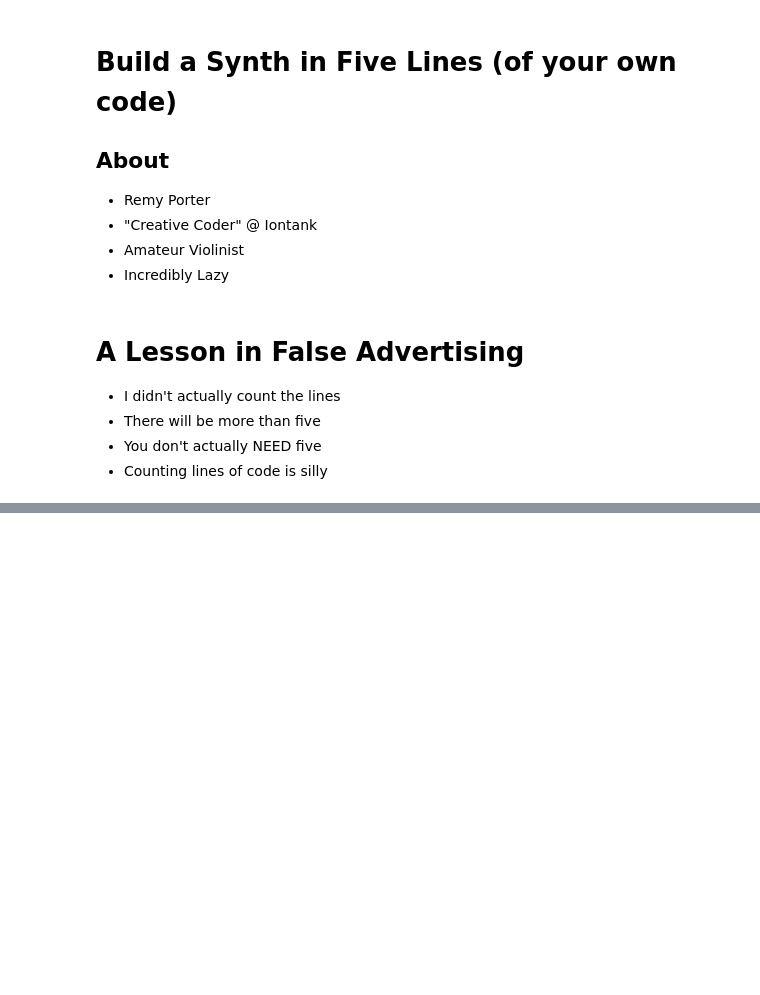
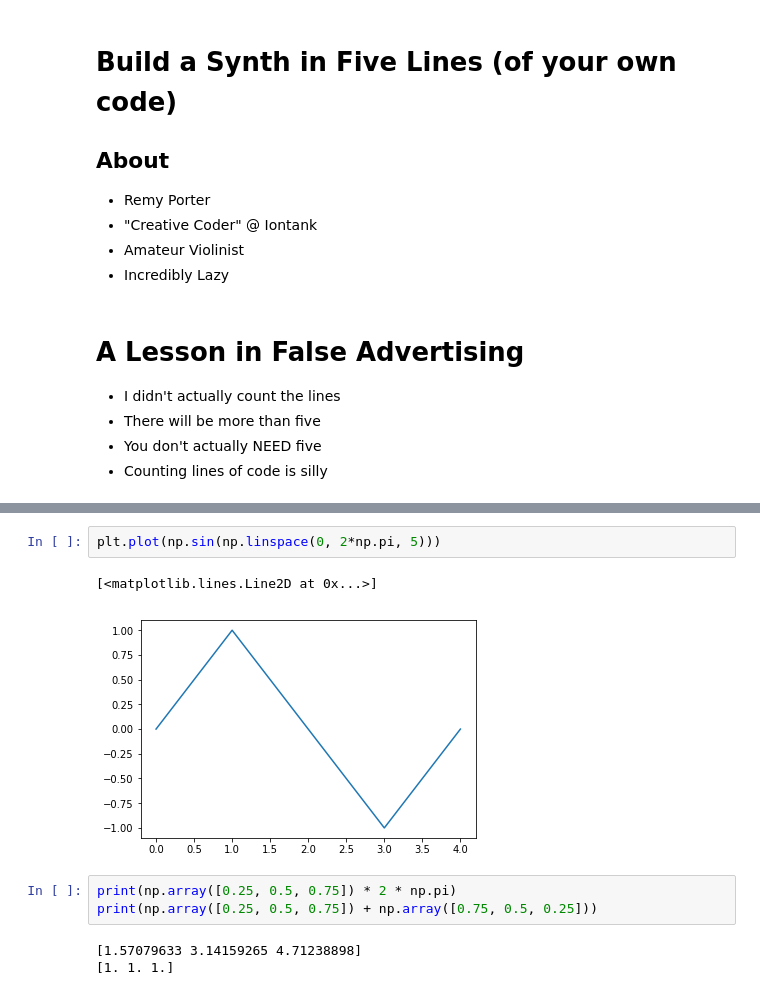
Before and after one commit to RemyPorter/ShadowMusic, a Jupyter notebook: Build a Synth.ipynb, the cells around one changed output, grey strips where cells are left out. Drawn from its saved outputs; the diff is of its cells as text; blank space fills up the shorter version.

```diff
--- a/Build a Synth.ipynb
+++ b/Build a Synth.ipynb
@@ -35,0 +100,11 @@ sd.play(np.sin(np.mgrid[0:44100]/44100 * 2 * np.pi * 440))
+# %%
+plt.plot(np.sin(np.linspace(0, 2*np.pi, 5)))
+# %% [output]
+[<matplotlib.lines.Line2D at 0x...>]
+[figure, added]
+# %%
+print(np.array([0.25, 0.5, 0.75]) * 2 * np.pi)
+print(np.array([0.25, 0.5, 0.75]) + np.array([0.75, 0.5, 0.25]))
+# %% [output]
+[1.57079633 3.14159265 4.71238898]
+[1. 1. 1.]
```
Also changed, not shown: parts of 99 cells of this notebook, 6 other files.
